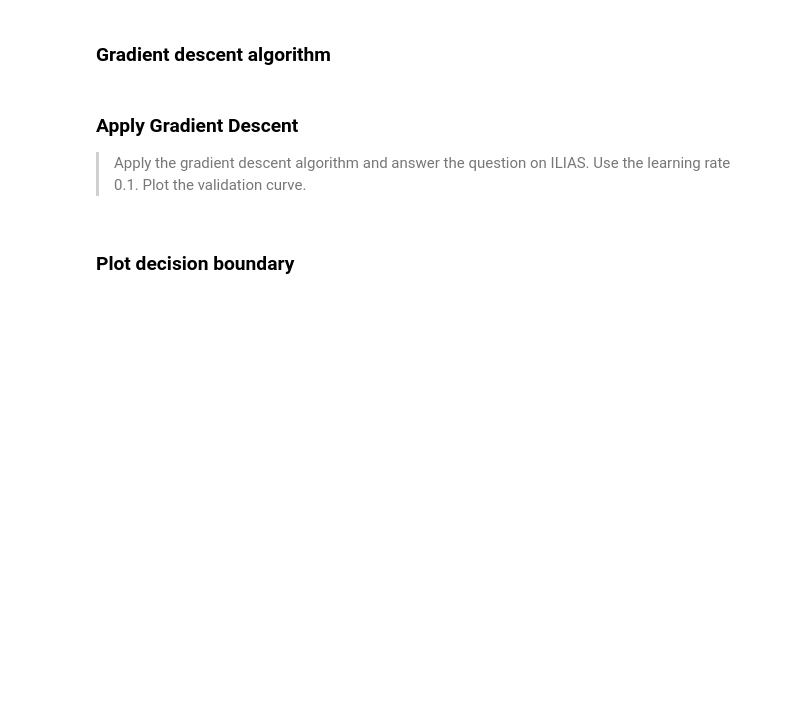
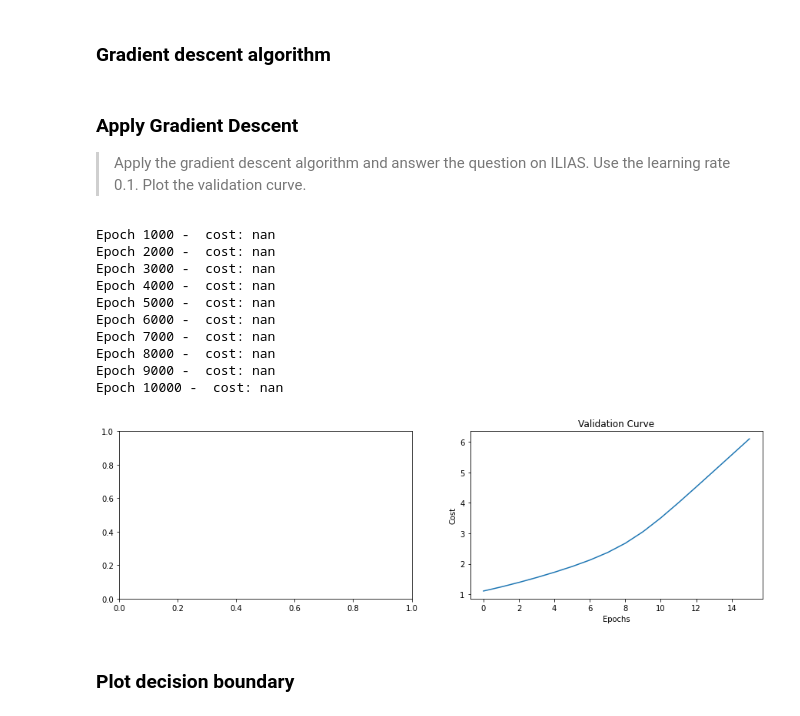
Before and after one commit to it-is-gut/HSLU_ML, a Jupyter notebook: 06 Logistic Regression/Logistic Regression.ipynb, the cells around one changed output. Cells and saved outputs as stored; diff of their text form; code cells hidden in the pictures; blank space fills up the shorter version.

```diff
--- a/06 Logistic Regression/Logistic Regression.ipynb
+++ b/06 Logistic Regression/Logistic Regression.ipynb
@@ -178,13 +196,9 @@ $$
 where $h(\boldsymbol\theta,\mathbf{X_i})=\sigma\left(\mathbf{X_i}^T\boldsymbol\theta\right)=\sigma\left(\theta_0+\theta_1 x\right)$ and $\sigma$ is the sigmoid function.
 # %% [markdown]
 > Implement the cost function. Verify your code by running the next cell.
-# %%
-def cost_function(y, y_pred):
-    # START YOUR CODE
-
-
-    # END YOUR CODE
-    return cost
+# %%
+def cost_function(y, y_pred):
+    return (-1/len(y)) * np.sum(y * np.log(y_pred) + (1-y) * np.log(1-y_pred))
 # %% [markdown]
 If your code is correct, you should be able to run the following cell:
 # %%
@@ -349,10 +382,8 @@ y = df.values[:,2]
 The first step is to modify our `predict` function to handle multiple thetas.
 # %%
 def predict(X, bias, thetas):
-    # START YOUR CODE
-
-
-    # END YOUR CODE
+    z = bias + np.dot(X, thetas)
+    y_pred = sigmoid(z)
     return y_pred
 # %%
 def predict(X, bias, thetas):
@@ -373,3 +396,13 @@ def gradient(X, y, bias, thetas):
+# %%
+def gradient(X, y, bias, thetas):
+    y_pred = predict(X, bias, thetas)
+    diff = y_pred - y
+
+    n = len(X)
+    grad_bias = np.sum(diff) / n
+    grad_thetas = np.dot(diff, X) / n
+
+    return grad_bias, grad_thetas
 # %%
 def gradient(X, y, bias, thetas):
     y_pred = predict(X, bias, thetas)
@@ -409,6 +442,26 @@ def fit(X, y, alpha, num_epochs, display_every=100):
 # %% [markdown]
 ### Apply Gradient Descent
 > Apply the gradient descent algorithm and answer the question on ILIAS. Use the learning rate 0.1. Plot the validation curve.
+# %%
+alpha = 0.1
+num_epochs = 10000
+
+theta0, theta1, hist = fit(X, y, alpha, num_epochs, display_every=1000)
+
+fig, ax = plt.subplots(ncols=2, figsize=(15,4))
+plot_validation_curve(hist["cost"], ax=ax[1])
+# %% [output]
+Epoch 1000 -  cost: nan
+Epoch 2000 -  cost: nan
+Epoch 3000 -  cost: nan
+Epoch 4000 -  cost: nan
+Epoch 5000 -  cost: nan
+Epoch 6000 -  cost: nan
+Epoch 7000 -  cost: nan
+Epoch 8000 -  cost: nan
+Epoch 9000 -  cost: nan
+Epoch 10000 -  cost: nan
+[figure, added]
 # %% [markdown]
 ### Plot decision boundary
 # %%
```
Also changed, not shown: parts of 33 cells of this notebook, 3 other files.
